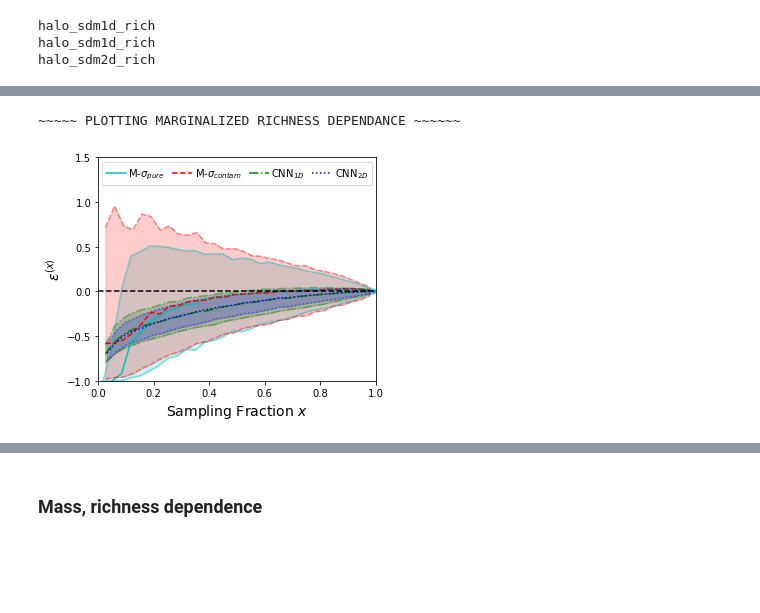
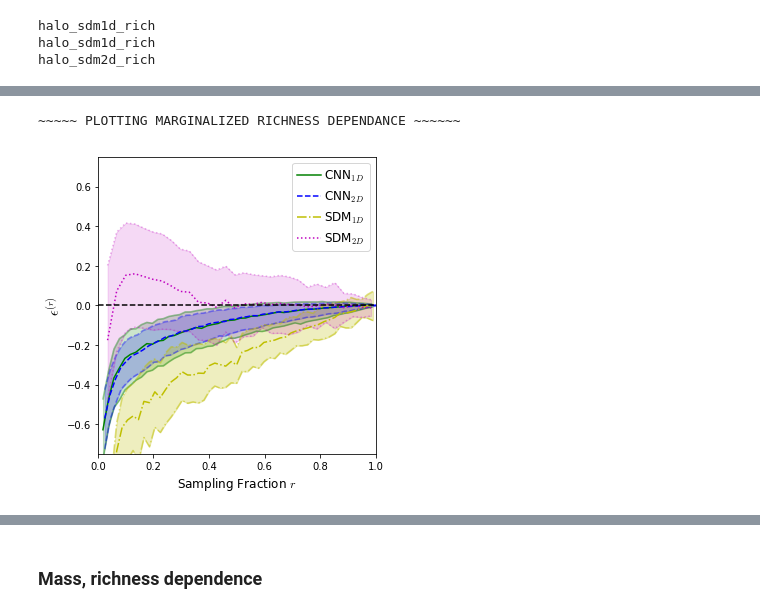
Before and after one commit to McWilliamsCenter/halo_cnn, a Jupyter notebook: notebooks/paper.ipynb, the cells around one changed output, grey strips where cells are left out. Cells and saved outputs as stored; diff of their text form; code cells hidden in the pictures; blank space fills up the shorter version.

```diff
--- a/notebooks/paper.ipynb
+++ b/notebooks/paper.ipynb
@@ -29,4 +29,5 @@ mpl.rcParams.update({'font.size':22})
 % matplotlib inline
 
 import matplotlib.pyplot as plt
-# plt.rcParams["mathtext.fontset"] = "cm"
+plt.rcParams["mathtext.fontset"] = "cm"
+# plt.rcParams["text.usetex"] =True
@@ -1605,6 +2251,8 @@ model_name_save = model_name + '_' + str(model_num)
 
 data_rich_1d = np.load(os.path.join(data_dir, model_name_save, model_name_save + '_rich.npy'),
                 encoding='latin1')
+data_rich_1d['err_keras'] = data_rich_1d['logmass_keras'] - data_rich_1d['logmass_keras1.0']
+data_rich_1d['err_sigv'] = data_rich_1d['logmass_sigv'] - data_rich_1d['logmass_sigv1.0']
 
 
 model_name = 'halo_cnn2d_r'
@@ -1615,6 +2263,8 @@ model_name_save = model_name + '_' + str(model_num)
 
 data_rich_2d = np.load(os.path.join(data_dir, model_name_save, model_name_save + '_rich.npy'),
                 encoding='latin1')
+data_rich_2d['err_keras'] = data_rich_2d['logmass_keras'] - data_rich_2d['logmass_keras1.0']
+data_rich_2d['err_sigv'] = data_rich_2d['logmass_sigv'] - data_rich_2d['logmass_sigv1.0']
 # %%
 model_name = 'halo_sdm1d_rich'
 model_num = 11
@@ -1632,7 +2282,8 @@ for i in range(len(err_sdm1d)):
     j = np.argwhere((sdm_dat_1d['logmass_test'] == sdm_dat_1d['logmass_test'][i] )&
                     (sdm_dat_1d['x']==1)).flatten()[0]
 
-    err_sdm1d[i] = ((10.**sdm_dat_1d['logmass_pred'][i])/(10.**sdm_dat_1d['logmass_pred'][j]))**(1)-1.
+#     err_sdm1d[i] = ((10.**sdm_dat_1d['logmass_pred'][i])/(10.**sdm_dat_1d['logmass_pred'][j]))**(1)-1.
+    err_sdm1d[i] = sdm_dat_1d['logmass_pred'][i]-sdm_dat_1d['logmass_pred'][j]
 
 
 model_name = 'halo_sdm1d_rich'
@@ -1651,13 +2302,16 @@ for i in range(len(err_sdm1d_b)):
     j = np.argwhere((sdm_dat_1d_b['logmass_test'] == sdm_dat_1d_b['logmass_test'][i] )&
                     (sdm_dat_1d_b['x']==1)).flatten()[0]
 
-    err_sdm1d_b[i] = ((10.**sdm_dat_1d_b['logmass_pred'][i])/(10.**sdm_dat_1d_b['logmass_pred'][j]))**(1)-1.
+#     err_sdm1d_b[i] = ((10.**sdm_dat_1d_b['logmass_pred'][i])/(10.**sdm_dat_1d_b['logmass_pred'][j]))**(1)-1.
+    err_sdm1d_b[i] = sdm_dat_1d_b['logmass_pred'][i]-sdm_dat_1d_b['logmass_pred'][j]
 
 err_sdm1d = err_sdm1d[sdm_dat_1d['x']>0.5]
 x_sdm1d = sdm_dat_1d['x'][sdm_dat_1d['x']>0.5]
 
 err_sdm1d = np.append(err_sdm1d, err_sdm1d_b[sdm_dat_1d_b['x']<0.5] )
 x_sdm1d = np.append(x_sdm1d, sdm_dat_1d_b['x'][sdm_dat_1d_b['x']<0.5] )
+
+
 
 # ~~~~~~~~~~~
 model_name = 'halo_sdm2d_rich'
@@ -1676,7 +2330,8 @@ for i in range(len(err_sdm2d)):
     j = np.argwhere((sdm_dat_2d['logmass_test'] == sdm_dat_2d['logmass_test'][i] )&
                     (sdm_dat_2d['x']==1)).flatten()[0]
 
-    err_sdm2d[i] = ((10.**sdm_dat_2d['logmass_pred'][i])/(10.**sdm_dat_2d['logmass_pred'][j]))**(1)-1.
+#     err_sdm2d[i] = ((10.**sdm_dat_2d['logmass_pred'][i])/(10.**sdm_dat_2d['logmass_pred'][j]))**(1)-1.
+    err_sdm2d[i] = sdm_dat_2d['logmass_pred'][i]-sdm_dat_2d['logmass_pred'][j]
 # %% [output]
 halo_sdm1d_rich
 halo_sdm1d_rich
@@ -1741,55 +2448,51 @@ err_sigvpure = err
 # %%
 print('\n~~~~~ PLOTTING MARGINALIZED RICHNESS DEPENDANCE ~~~~~~')
 
 
-f,ax = plt.subplots(figsize=(5,4))
+f,ax = plt.subplots(figsize=(5,5))
 
-matt.binnedplot(out_sigvpure[:,2], err_sigvpure,
-                n=30, percentiles = [34],lw=1.5,
-                median = True, ax=ax, log=0, c='c', label='M-$\sigma_{pure}$',
-                names=False,alpha=0.2, err_lines=True, linestyle='-', repl_nan=-1
+n = matt.binnedplot(data_rich_1d['rich_frac'][data_rich_1d['gen']==1], data_rich_1d['err_keras'][data_rich_1d['gen']==1],
+                n=50, percentiles = [34],lw=1.5,
+                median = True, ax=ax, log=0, c='g', label='CNN$_{1D}$',
+                names=False,alpha=0.2, err_lines=True, linestyle='-', repl_nan=-10**10
                )
-n = matt.binnedplot(data_rich_1d['rich_frac'][data_rich_1d['gen']==1], data_rich_1d['err_sigv'][data_rich_1d['gen']==1],
-                n=30, percentiles = [34],lw=1.5,
-                median = True, ax=ax, log=0, c='r', label='M-$\sigma_{contam}$',
-                names=False, alpha=0.2, err_lines=True, linestyle='--', repl_nan=-1
+matt.binnedplot(data_rich_2d['rich_frac'][data_rich_2d['gen']==1], data_rich_2d['err_keras'][data_rich_2d['gen']==1],
+                n=50, percentiles = [34],lw=1.5,
+                median = True, ax=ax, log=0, c='b', label='CNN$_{2D}$',
+                names=False,alpha=0.2, err_lines=True, linestyle='--', repl_nan=-10**10
                )
 
-matt.binnedplot(data_rich_1d['rich_frac'][data_rich_1d['gen']==1], data_rich_1d['err_keras'][data_rich_1d['gen']==1],
+matt.binnedplot(x_sdm1d, err_sdm1d,
+                n=50, percentiles = [34],lw=1.5,
+                median = True, ax=ax, log=0, c='y', label='SDM$_{1D}$',
+                names=False,alpha=0.25, err_lines=True, linestyle='-.', repl_nan=-10**10
+               )
+matt.binnedplot(sdm_dat_2d['x'], err_sdm2d,
                 n=30, percentiles = [34],lw=1.5,
-                median = True, ax=ax, log=0, c='g', label='CNN$_{1D}$',
-                names=False,alpha=0.2, err_lines=True, linestyle='-.', repl_nan=-1
-               )
-# matt.binnedplot(data_rich_2d['rich_frac'][data_rich_2d['gen']==1], data_rich_2d['err_sigv'][data_rich_2d['gen']==1],
-#                 n=20, percentiles = [34,47.5],
-#                 median = True, ax=ax, log=0, c='m', label='$M(\sigma)$', names=False
-#                )
-matt.binnedplot(data_rich_2d['rich_frac'][data_rich_2d['gen']==1], data_rich_2d['err_keras'][data_rich_2d['gen']==1],
-                n=30, percentiles = [34],lw=1.5,
-                median = True, ax=ax, log=0, c='b', label='CNN$_{2D}$',
-                names=False,alpha=0.2, err_lines=True, linestyle=':', repl_nan=-1
+                median = True, ax=ax, log=0, c='m', label='SDM$_{2D}$',
+                names=False,alpha=0.15, err_lines=True, linestyle=':', repl_nan=-10**10
                )
 
 
 
 ax.axhline(y = 0, linestyle='dashed', c = 'k')
 ax.set_xlim(0,1)
-ax.set_ylim(-1, 1.5)
-ax.set_xlabel('Sampling Fraction $x$', fontsize=14)
+ax.set_ylim(-0.75, 0.75)
+ax.set_xlabel('Sampling Fraction $r$', fontsize=12)
 
 if par['err_type']=='true':
     ax.set_ylabel('$\epsilon$', fontsize=14)
 elif par['err_type'] == 'pred':
-    ax.set_ylabel('$\epsilon^{(x)}$', fontsize=14)
+    ax.set_ylabel('$\epsilon^{(r)}$', fontsize=14)
 
-l = plt.legend(ncol=5, loc=9, fontsize=10,
+l = plt.legend(ncol=1, loc=1, fontsize=12,
                handletextpad=0.25, columnspacing=0.75#, handlelength=1.3
               )
 
 plt.tight_layout()
 
-f.savefig(os.path.join(imdir,'richmargin_1.png'),bbox_inches='tight', dpi=300)
+f.savefig(os.path.join(imdir,'richmargin_2.pdf'),bbox_inches='tight', dpi=300)
 # %% [output]
 ~~~~~ PLOTTING MARGINALIZED RICHNESS DEPENDANCE ~~~~~~
-[figure, old version]
+[figure, new version]
 # %%
```
Also changed, not shown: parts of 38 cells of this notebook, 9 other files.
